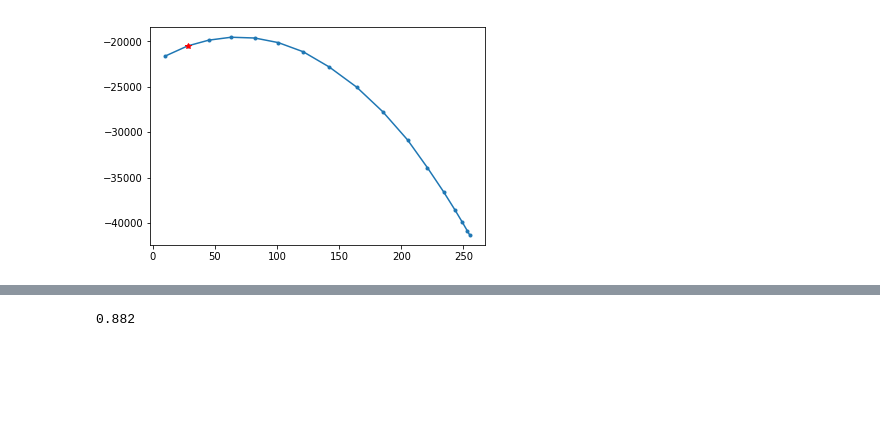
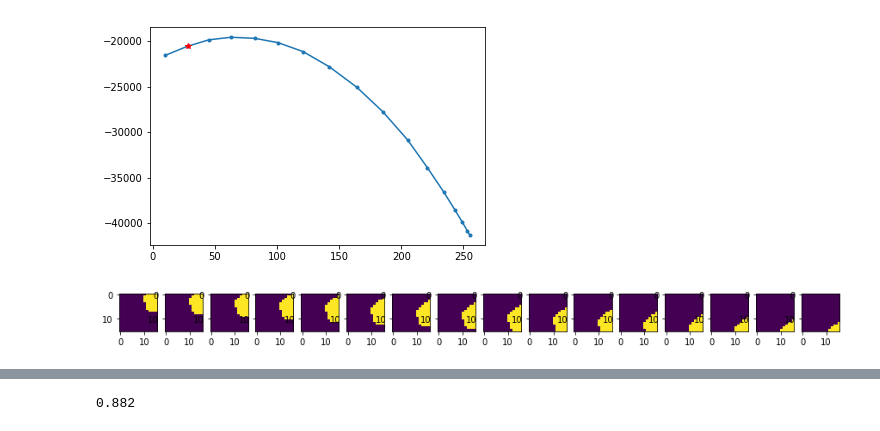
Before and after one commit to tnaselar/imagery_psychophysics, a Jupyter notebook: analysis/variational_approach/development_14.ipynb, the cells around one changed output, grey strips where cells are left out. Saved outputs shown, nothing was run; the diff lists cells and outputs as text; code cells hidden in the pictures; blank space fills up the shorter version.

```diff
--- a/analysis/variational_approach/development_14.ipynb
+++ b/analysis/variational_approach/development_14.ipynb
@@ -375,3 +407,16 @@ plt.plot(len(knownPixels), knownLogProb, 'r*')
 # %% [output]
 [<matplotlib.lines.Line2D at 0x...>]
 [figure]
+# %%
+knownObjectIdx = 1
+knownPixels = np.where(targetZOneHot[0][knownObjectIdx]==1)[0]
+knownMask = targetZOneHot[0][knownObjectIdx, :].reshape((comem.D1, comem.D2))
+knownLogProb, _, _ = comem.expected_log_prob_comembership(knownPixels)
+expect_log_probs, objectMasks = comem.optimize_object_location(knownPixels)
+# %%
+fig = plt.figure(figsize=(15,45))
+for d2 in range(comem.D2):
+    plt.subplot(1,int(comem.D2),d2+1)
+    plt.imshow(objectMasks[8,d2].astype('bool'))
+# %% [output]
+[figure, added]
```
Also changed, not shown: parts of 12 cells of this notebook, 5 other files.
